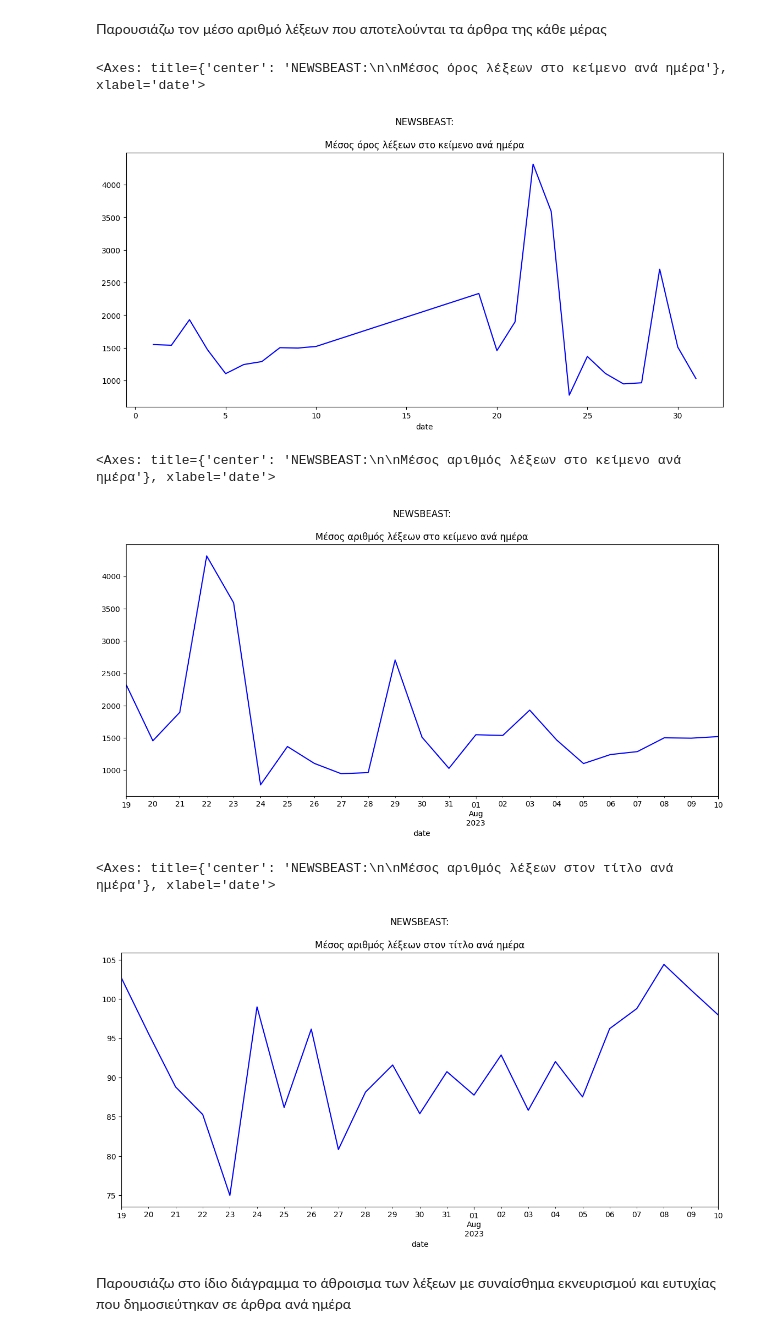
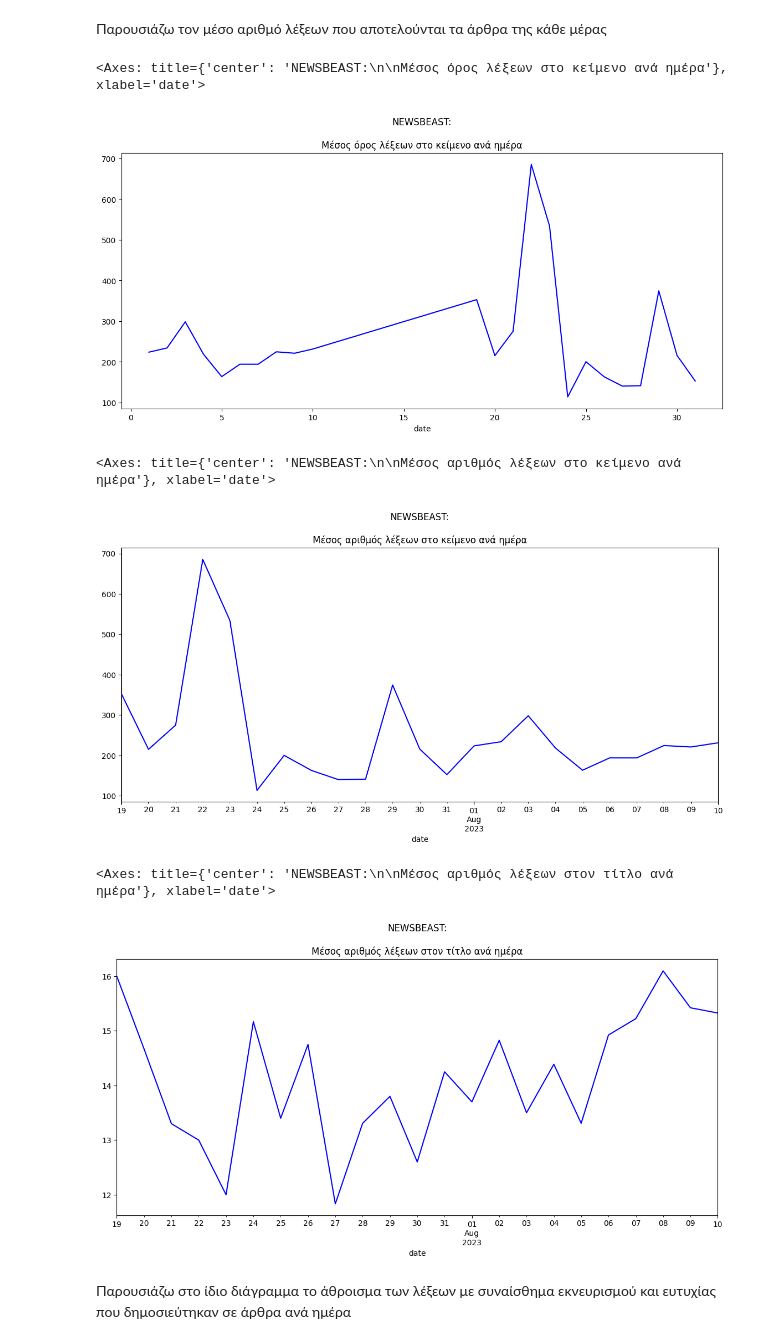
Before and after one commit to evintrella/Thesis, a Jupyter notebook: Analysis/newsbeast_analysis_final.ipynb, the cells around one changed output. Drawn from its saved outputs; the diff is of its cells as text; code cells hidden in the pictures.

```diff
--- a/Analysis/newsbeast_analysis_final.ipynb
+++ b/Analysis/newsbeast_analysis_final.ipynb
@@ -252,20 +270,20 @@ text_emot.set_index('date', inplace=True)
 # %% [markdown]
 Παρουσιάζω τον μέσο αριθμό λέξεων που αποτελούνται τα άρθρα της κάθε μέρας
 # %%
-short_df['Article_content'].str.len().groupby(by=short_df.index.day).mean().plot(color="b", title='NEWSBEAST:\n\nΜέσος όρος λέξεων στο κείμενο ανά ημέρα',figsize=(14,6))
+short_df['Article_content'].apply(lambda x: len(x.split())).groupby(by=short_df.index.day).mean().plot(color="b", title='NEWSBEAST:\n\nΜέσος όρος λέξεων στο κείμενο ανά ημέρα',figsize=(14,6))
 # %% [output]
 <Axes: title={'center': 'NEWSBEAST:\n\nΜέσος όρος λέξεων στο κείμενο ανά ημέρα'}, xlabel='date'>
-[figure, old version]
+[figure, new version]
 # %%
-short_df['Article_content'].str.len().resample('D').mean().plot(color="b",title= 'NEWSBEAST:\n\nΜέσος αριθμός λέξεων στο κείμενο ανά ημέρα',figsize=(14,6))
+short_df['Article_content'].apply(lambda x: len(x.split())).resample('D').mean().plot(color="b",title= 'NEWSBEAST:\n\nΜέσος αριθμός λέξεων στο κείμενο ανά ημέρα',figsize=(14,6))
 # %% [output]
 <Axes: title={'center': 'NEWSBEAST:\n\nΜέσος αριθμός λέξεων στο κείμενο ανά ημέρα'}, xlabel='date'>
-[figure, old version]
+[figure, new version]
 # %%
-short_df['Title'].str.len().resample('D').mean().plot(color="b", title='NEWSBEAST:\n\nΜέσος αριθμός λέξεων στον τίτλο ανά ημέρα',figsize=(14,6))
+short_df['Title'].apply(lambda x: len(x.split())).resample('D').mean().plot(color="b", title='NEWSBEAST:\n\nΜέσος αριθμός λέξεων στον τίτλο ανά ημέρα',figsize=(14,6))
 # %% [output]
 <Axes: title={'center': 'NEWSBEAST:\n\nΜέσος αριθμός λέξεων στον τίτλο ανά ημέρα'}, xlabel='date'>
-[figure, old version]
+[figure, new version]
 # %% [markdown]
 Παρουσιάζω στο ίδιο διάγραμμα το άθροισμα των λέξεων με συναίσθημα εκνευρισμού και ευτυχίας που δημοσιεύτηκαν σε άρθρα ανά ημέρα
 # %%
```
Also changed, not shown: parts of 1 cell of this notebook, 3 other files.
